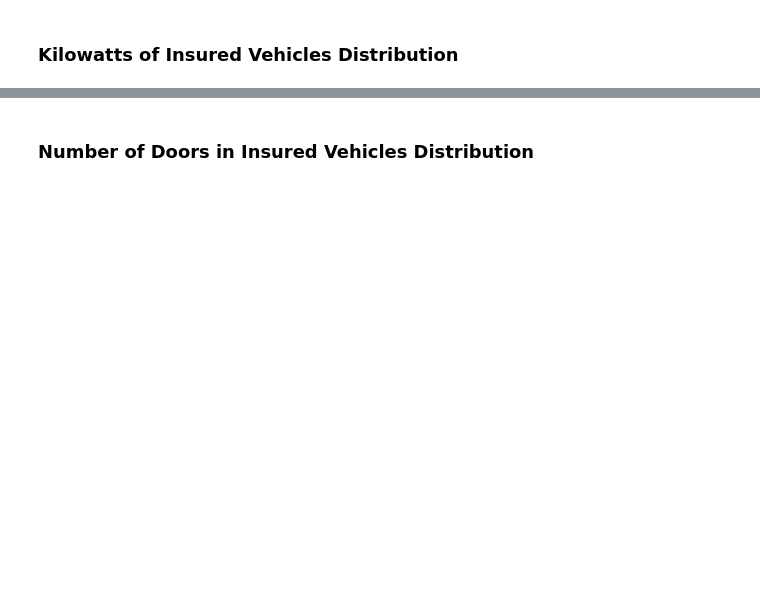
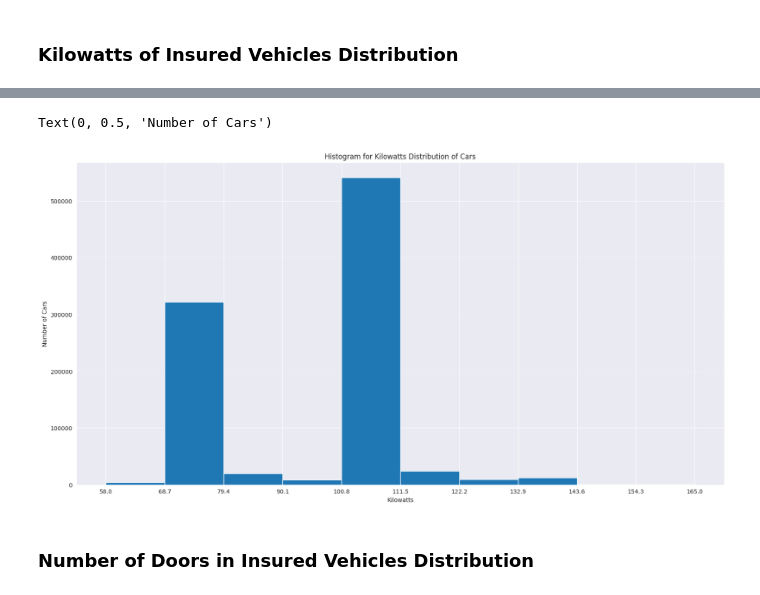
Before and after one commit to leuel-a/alpha-care-insurance-analysis, a Jupyter notebook: notebooks/EDA.ipynb, the cells around one changed output, grey strips where cells are left out. Saved outputs shown, nothing was run; the diff lists cells and outputs as text; code cells hidden in the pictures; blank space fills up the shorter version.

```diff
--- a/notebooks/EDA.ipynb
+++ b/notebooks/EDA.ipynb
@@ -140,5 +326,12 @@ plot_box_plot(df_no_outlier, 'Kilowatts', 'Kilowatts for Vehicles', outliers=Fal
 # %%
-plt.figure(figsize=(20, 10))
-sns.histplot(df_no_outlier, x='Kilowatts', bins=20, stat='frequency')
+_, bin_edges = np.histogram(df_no_outlier["Kilowatts"], bins=10)
+df_no_outlier["Kilowatts"].plot(kind='hist', bins=10, xticks=bin_edges, figsize=(20,10))
+
+plt.title("Histogram for Kilowatts Distribution of Cars")
+plt.xlabel("Kilowatts")
+plt.ylabel("Number of Cars")
+# %% [output]
+Text(0, 0.5, 'Number of Cars')
+[figure, added]
 # %% [markdown]
 ### Number of Doors in Insured Vehicles Distribution
```
Also changed, not shown: parts of 47 cells of this notebook, 1 other file.
